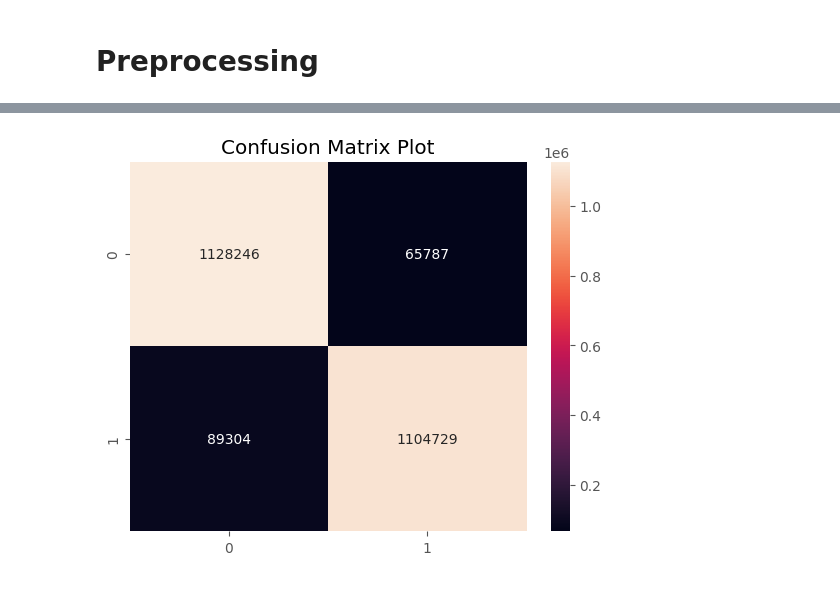
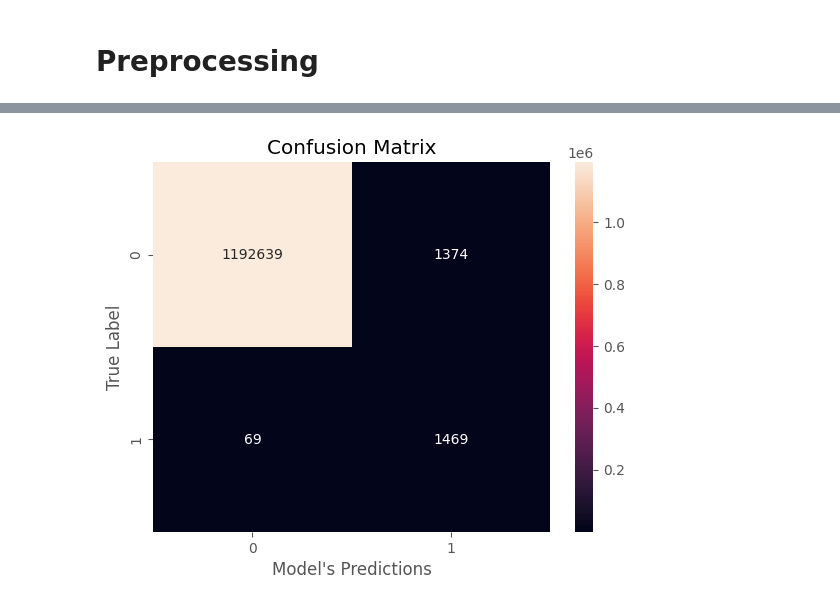
Before and after one commit to Betheloguguo/Anomaly-Detection-project, a Jupyter notebook: Fraud.ipynb, the cells around one changed output, grey strips where cells are left out. Saved outputs shown, nothing was run; the diff lists cells and outputs as text; code cells hidden in the pictures.

Commit message:
Model Adjustment and Visualizations

```diff
--- a/Fraud.ipynb
+++ b/Fraud.ipynb
@@ -377,0 +335,3 @@ X_transformed.head()
+# %%
+X_train, X_test, y_train, y_test = train_test_split(X_transformed, y, test_size=0.3, random_state=42)
+X_train.shape, y_train.shape, X_test.shape, y_test.shape
@@ -378,14 +340,14 @@ X_transformed.head()
 # %%
-# Balancing the data with SMOTE before feature selection
+# Resample training Data
 
 smote = SMOTE(random_state=42)
-X_resampled, y_resampled = smote.fit_resample(X_transformed, y)
+X_train_resampled, y_train_resampled = smote.fit_resample(X_train, y_train)
 
-print("Original class distribution:\n", y.value_counts())
-print("\nResampled class distribution:\n", pd.Series(y_resampled).value_counts())
+print("Original class distribution:\n", y_train.value_counts())
+print("\nResampled class distribution:\n", pd.Series(y_train_resampled).value_counts())
 
-print(f'\nNew Shape: \n{X_resampled.shape}')
-X_resampled.head()
+print(f'\nNew Shape: \n{X_train_resampled.shape}')
+X_train_resampled.head()
 # %% [output]
 Original class distribution:
  isFraud
@@ -410,3 +371,0 @@ New Shape:
-# %%
-# Split the resampled data into training and testing set with 30% for testing
-X_train, X_test, y_train, y_test = train_test_split(X_resampled, y_resampled, test_size=0.3, random_state=42, stratify=y_resampled)
@@ -445,0 +374,3 @@ array([[1128246,   65787],
+# %%
+model = DecisionTreeClassifier(random_state=42)# Instantiate Model
+model.fit(X_train_resampled, y_train_resampled)# Fit model
@@ -446,6 +396,9 @@ array([[1128246,   65787],
 # %%
-sns.heatmap(conf_mat, annot=True, fmt= 'd')
-plt.title('Confusion Matrix Plot')
-plt.show()
+conf_matrix = confusion_matrix(y_test, ypred)
+
+sns.heatmap(conf_matrix, annot=True, fmt='d')
+plt.title('Confusion Matrix')
+plt.xlabel('Model\'s Predictions')
+plt.ylabel('True Label');
 # %% [output]
-[figure, old version]
+[figure, new version]
```
Also changed, not shown: parts of 24 cells of this notebook.
